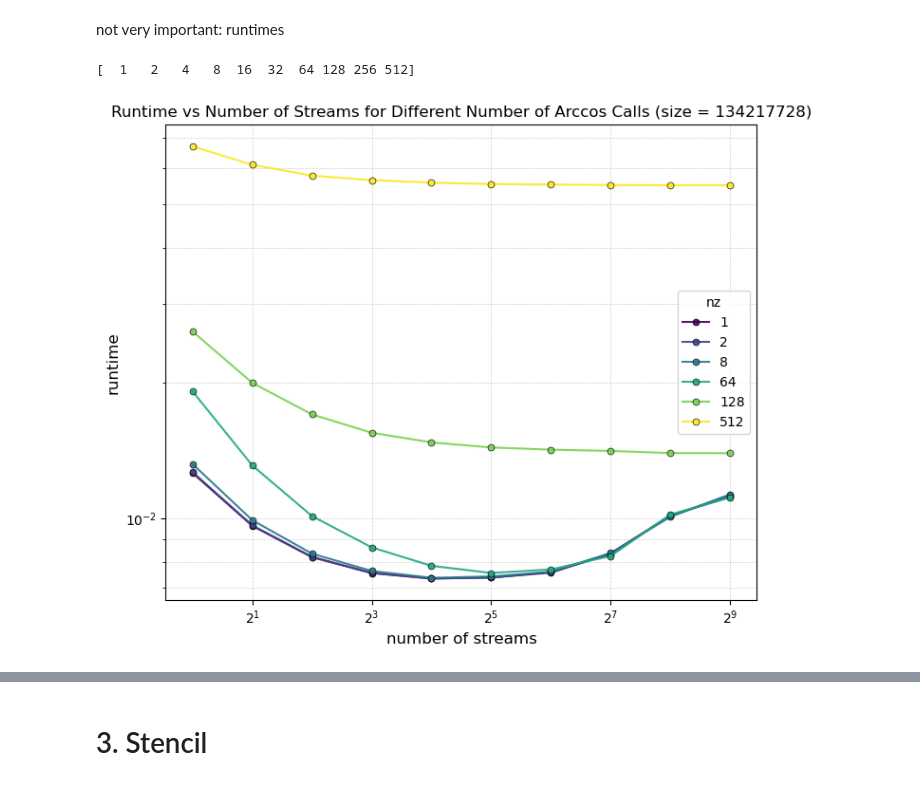
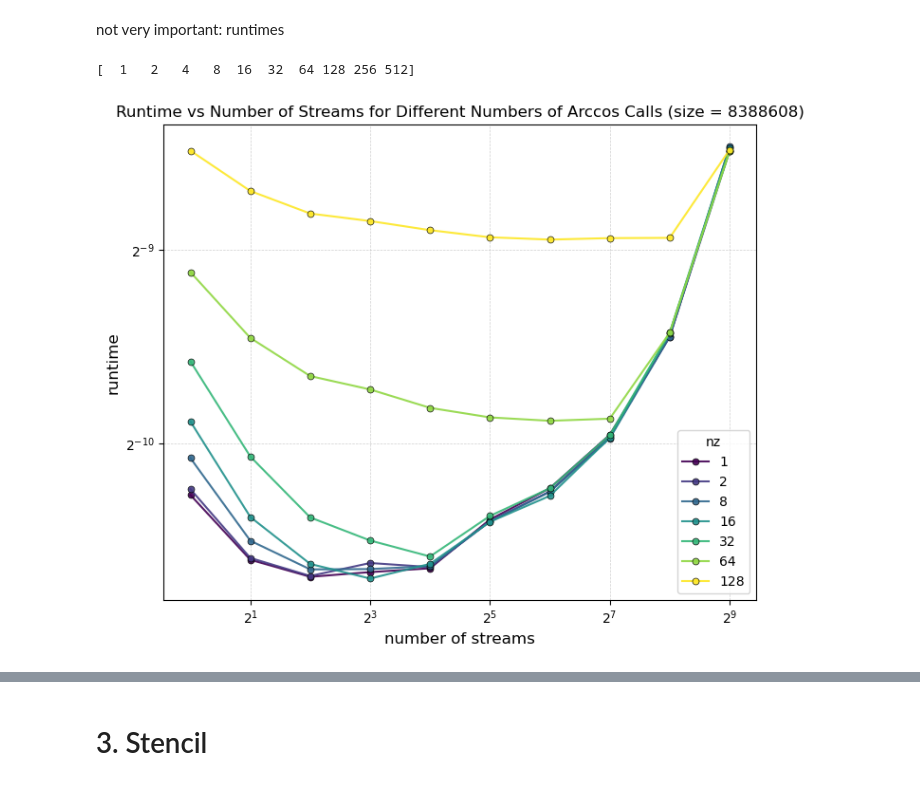
Before and after one commit to grafrap/HPC4WC-overlapping, a Jupyter notebook: measurements/cuda_plots.ipynb, the cells around one changed output, grey strips where cells are left out. Drawn from its saved outputs; the diff is of its cells as text; code cells hidden in the pictures.

```diff
--- a/measurements/cuda_plots.ipynb
+++ b/measurements/cuda_plots.ipynb
@@ -261,0 +297,11 @@ plt.show()
+# %%
+size = 2**29
+print("results for size = ", size)
+print()
+
+sub_df = df[df['Size'] == size]
+times = np.array(sub_df['Time'])
+
+for idx in range(len(numstreams)):
+    print(numstreams[idx], " streams, speedup in comparison to 1 stream = ", times[0] / times[idx])
+    print()
@@ -264,6 +328,7 @@ plt.show()
 # %%
 sizes = df['Size'].unique()
 numstreams = df['NUM_STREAMS'].unique()
+colors = plt.cm.viridis(np.linspace(0, 1, 4))
 
 plt.figure(figsize=(8, 6))
 
@@ -274,7 +339,7 @@ for idx, size in enumerate(numstreams):
                 label=f'{size:,}',  # Adds thousands separators
                 s=10,  # Larger dots
                 alpha=0.9,  # Slight transparency
-                edgecolor='black', linewidth=0.5)
+                edgecolor='black', linewidth=0.5,)
 
 plt.xscale('log', base = 2)
 #plt.yscale('log', base = 2)
@@ -339,2 +394,3 @@ plt.grid(True, which='both', linestyle='--', linewidth=0.5, alpha=0.6)
 # %%
-df_multi = pd.read_csv("perf_test_cuda_258768.csv")
+df_multi = pd.read_csv("perf_test_cuda_269302.csv")
+df_multi.head()
@@ -341,11 +404,11 @@ df_multi = pd.read_csv("perf_test_cuda_258768.csv")
 # %%
-numcalls = df_multi["Num_Repetitions"].unique()
+numcalls = df_multi["Calls"].unique()
 print(numcalls)
 
 sizes = df_multi["Size"].unique()
 print(sizes)
 
-numstreams = df_multi["Num_Streams"].unique()
+numstreams = df_multi["NUM_STREAMS"].unique()
 print(numstreams)
 # %% [output]
 [  1   2   4   8  16  32  64 128 256 512]
@@ -415,44 +475,44 @@ not very important: runtimes
 plt.figure(figsize=(8, 6))
 print(numcalls)
 
-reduced_calls = np.array([1, 2, 8, 64, 128, 512])
+reduced_calls = np.array([1, 2, 8, 16, 32, 64, 128])
 
 colors = plt.cm.viridis(np.linspace(0, 1, len(reduced_calls)))
 
 
 
-size = 134217728
+#size = 134217728
 
 for idx, call in enumerate(reduced_calls):
-        sub_df = df_multi[(df_multi['Size'] == size) & (df_multi['Num_Repetitions'] == call) ]
+        sub_df = df_multi[(df_multi['Size'] == size) & (df_multi['Calls'] == call) ]
 
         if sub_df.empty:
-            print(f"Warning: No data for size={size} and Num_Repetitions={call}")
+            print(f"Warning: No data for size={size} and Calls={call}")
             continue  # Skip this iteration
 
         times = np.array(sub_df['Time'])
         improvement = times[0] / times
-        plt.plot(sub_df['Num_Streams'], times,
+        plt.plot(sub_df['NUM_STREAMS'], times,
                  marker='o',                # Dots
                  markersize=5,              # Similar to s=10 in scatter
                  alpha=0.9,                 # Transparency
                  markeredgecolor='black',  # Edge color
                  markeredgewidth=0.5,      # Edge thickness
                  label=f'{call:,}',
                 color = colors[idx])
 
 plt.xscale('log', base = 2)
-plt.yscale('log')
+plt.yscale('log', base = 2)
 plt.xlabel('number of streams', fontsize=12)
 plt.ylabel('runtime', fontsize=12)
 plt.legend(loc='center left', bbox_to_anchor=(1, 0.5), title='nz')
-plt.title(f"Runtime vs Number of Streams for Different Number of Arccos Calls (size = {size})")
+plt.title(f"Runtime vs Number of Streams for Different Numbers of Arccos Calls (size = {size})")
 plt.grid(True, which='both', linestyle='--', linewidth=0.5, alpha=0.6)
 #plt.axhline(1, color='gray', linestyle='--', linewidth=1)
 plt.tight_layout()
 plt.legend(title="nz", loc='best', fontsize='medium', title_fontsize='medium')
-plt.savefig(f"multiple_arccos_runtime_streams_calls.pdf")
+plt.savefig(f"multiple_arccos_runtime_streams_calls_size_{size}.pdf")
 plt.show()
 # %% [output]
 [  1   2   4   8  16  32  64 128 256 512]
-[figure, old version]
+[figure, new version]
```
Also changed, not shown: parts of 50 cells of this notebook.
